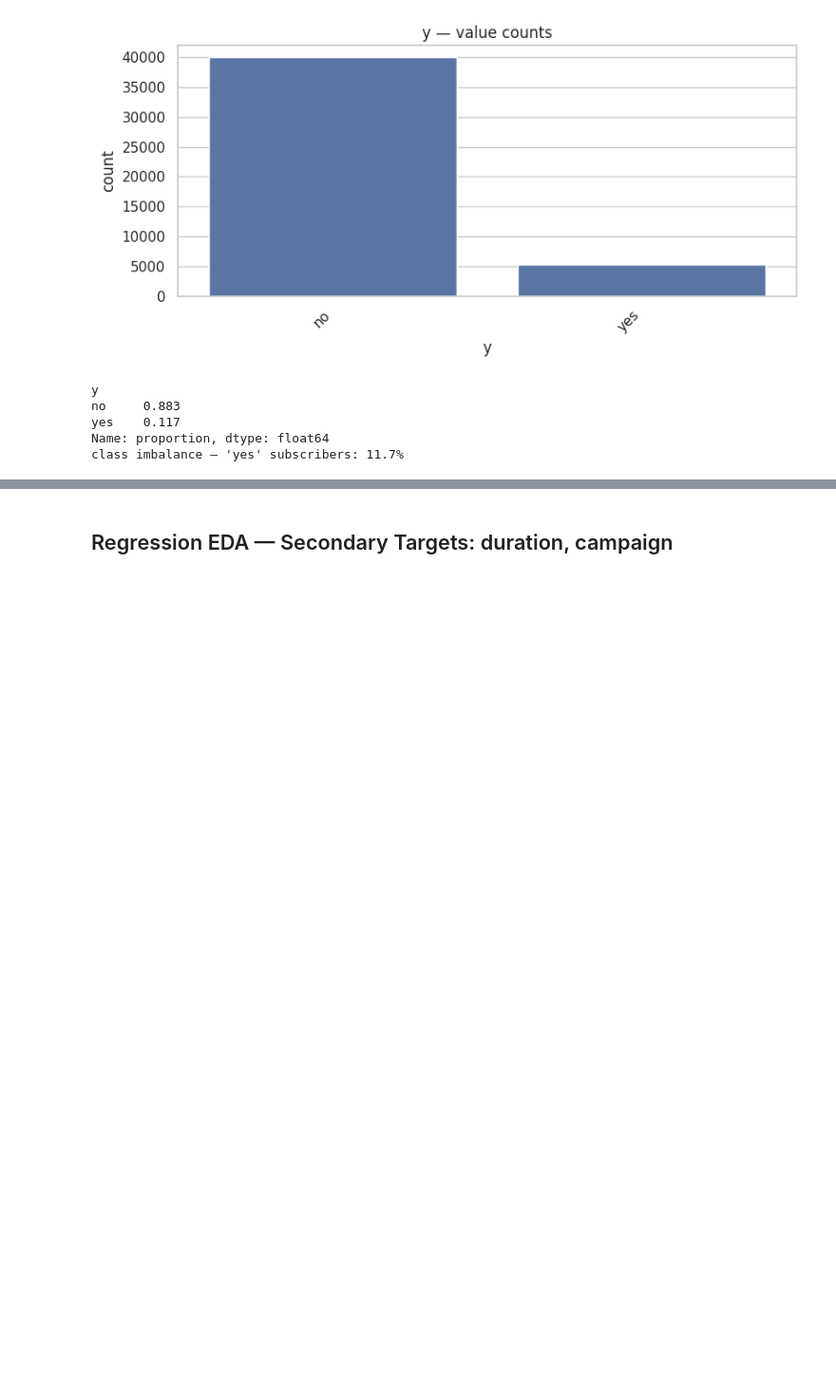
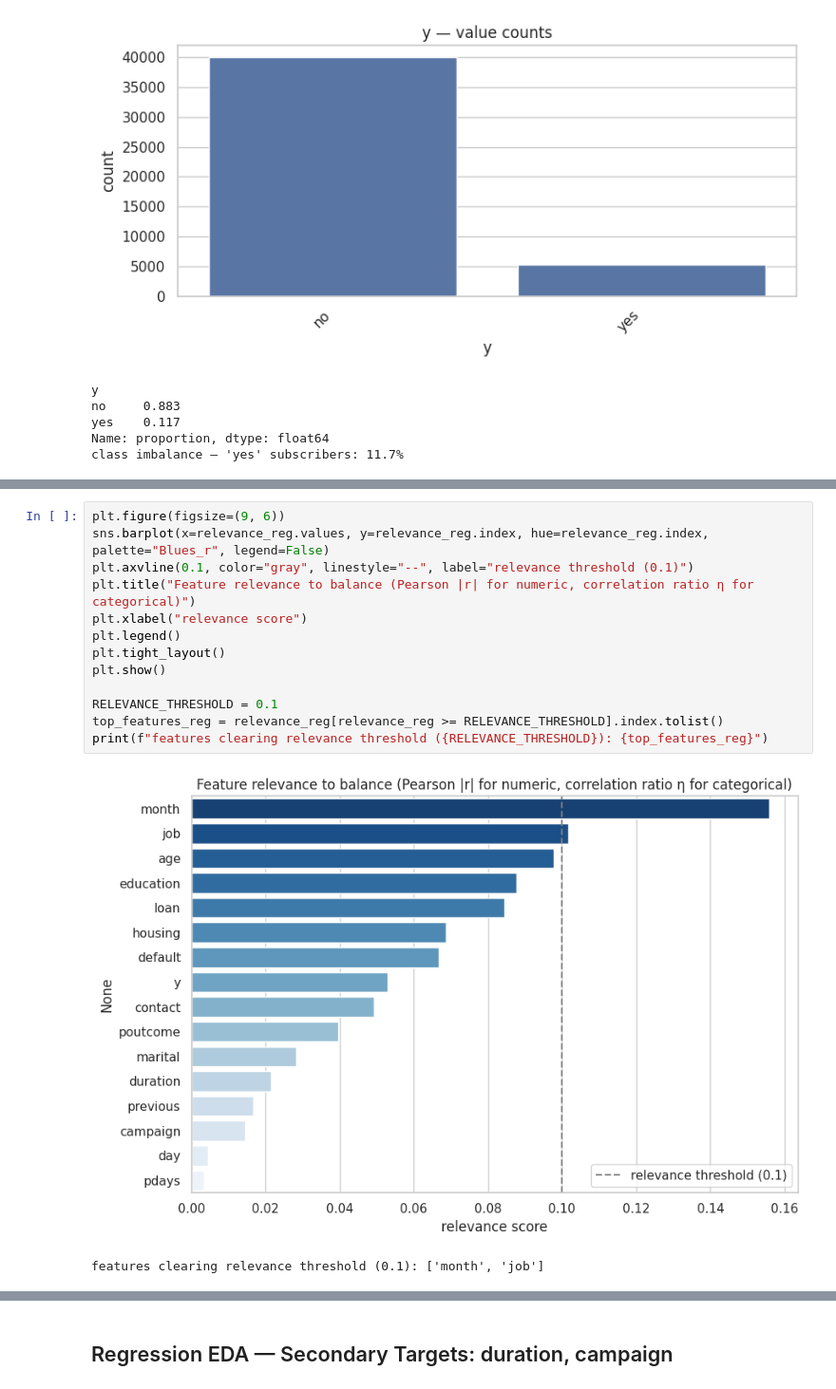
Before and after one commit to WaroonRagwongsiri/IntroMLHomework, a Jupyter notebook: Data/banking_dataset/regression.ipynb, the cells around one changed output, grey strips where cells are left out. Shown at 95% size. Drawn from its saved outputs; the diff is of its cells as text; blank space fills up the shorter version.

```diff
--- a/Data/banking_dataset/regression.ipynb
+++ b/Data/banking_dataset/regression.ipynb
@@ -418,0 +408,16 @@ plt.show()
+# %%
+plt.figure(figsize=(9, 6))
+sns.barplot(x=relevance_reg.values, y=relevance_reg.index, hue=relevance_reg.index, palette="Blues_r", legend=False)
+plt.axvline(0.1, color="gray", linestyle="--", label="relevance threshold (0.1)")
+plt.title("Feature relevance to balance (Pearson |r| for numeric, correlation ratio η for categorical)")
+plt.xlabel("relevance score")
+plt.legend()
+plt.tight_layout()
+plt.show()
+
+RELEVANCE_THRESHOLD = 0.1
+top_features_reg = relevance_reg[relevance_reg >= RELEVANCE_THRESHOLD].index.tolist()
+print(f"features clearing relevance threshold ({RELEVANCE_THRESHOLD}): {top_features_reg}")
+# %% [output]
+[figure, added]
+features clearing relevance threshold (0.1): ['month', 'job']
```
Also changed, not shown: parts of 17 cells of this notebook, 9 other files.
